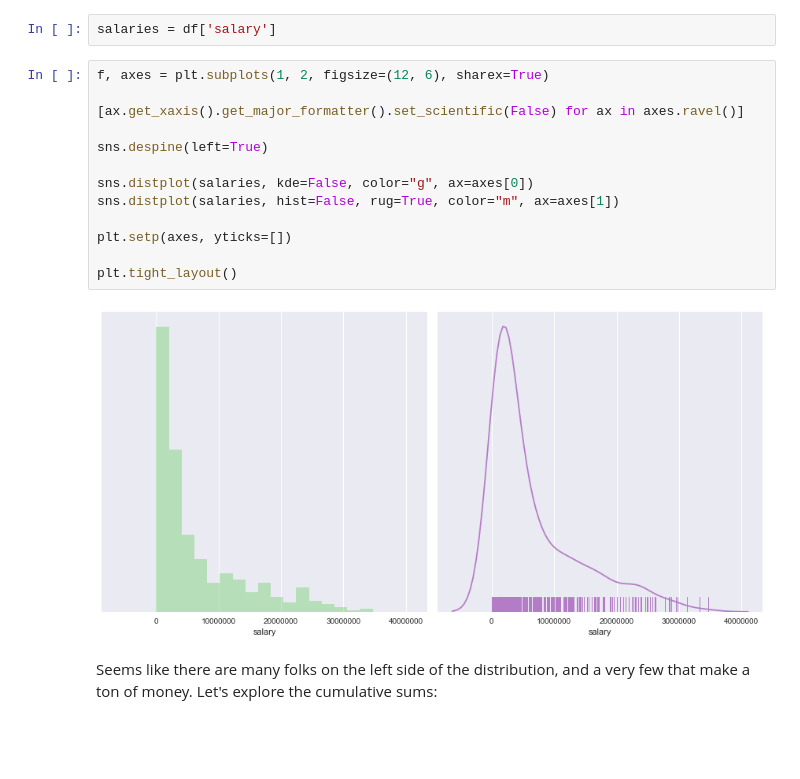
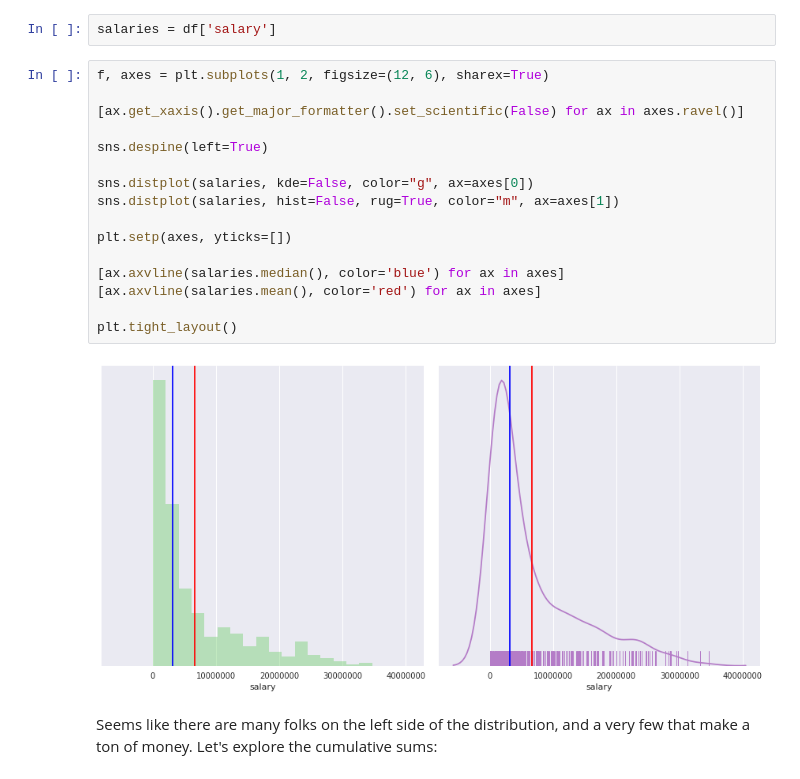
Before and after one commit to snyderjamie/ds-class-3-data-wrangling, a Jupyter notebook: 4 - NBA Salaries Analysis.ipynb, the cells around one changed output. Saved outputs shown, nothing was run; the diff lists cells and outputs as text; blank space fills up the shorter version.

```diff
--- a/4 - NBA Salaries Analysis.ipynb
+++ b/4 - NBA Salaries Analysis.ipynb
@@ -68,18 +68,21 @@ salaries = df['salary']
 # %%
 f, axes = plt.subplots(1, 2, figsize=(12, 6), sharex=True)
 
 [ax.get_xaxis().get_major_formatter().set_scientific(False) for ax in axes.ravel()]
 
 sns.despine(left=True)
 
 sns.distplot(salaries, kde=False, color="g", ax=axes[0])
 sns.distplot(salaries, hist=False, rug=True, color="m", ax=axes[1])
 
 plt.setp(axes, yticks=[])
 
+[ax.axvline(salaries.median(), color='blue') for ax in axes]
+[ax.axvline(salaries.mean(), color='red') for ax in axes]
+
 plt.tight_layout()
 # %% [output]
-[figure, old version]
+[figure, new version]
 # %% [markdown]
 Seems like there are many folks on the left side of the distribution, and a very few that make a ton of money. Let's explore the cumulative sums:
 # %%
```
Also changed, not shown: 2 other files.
